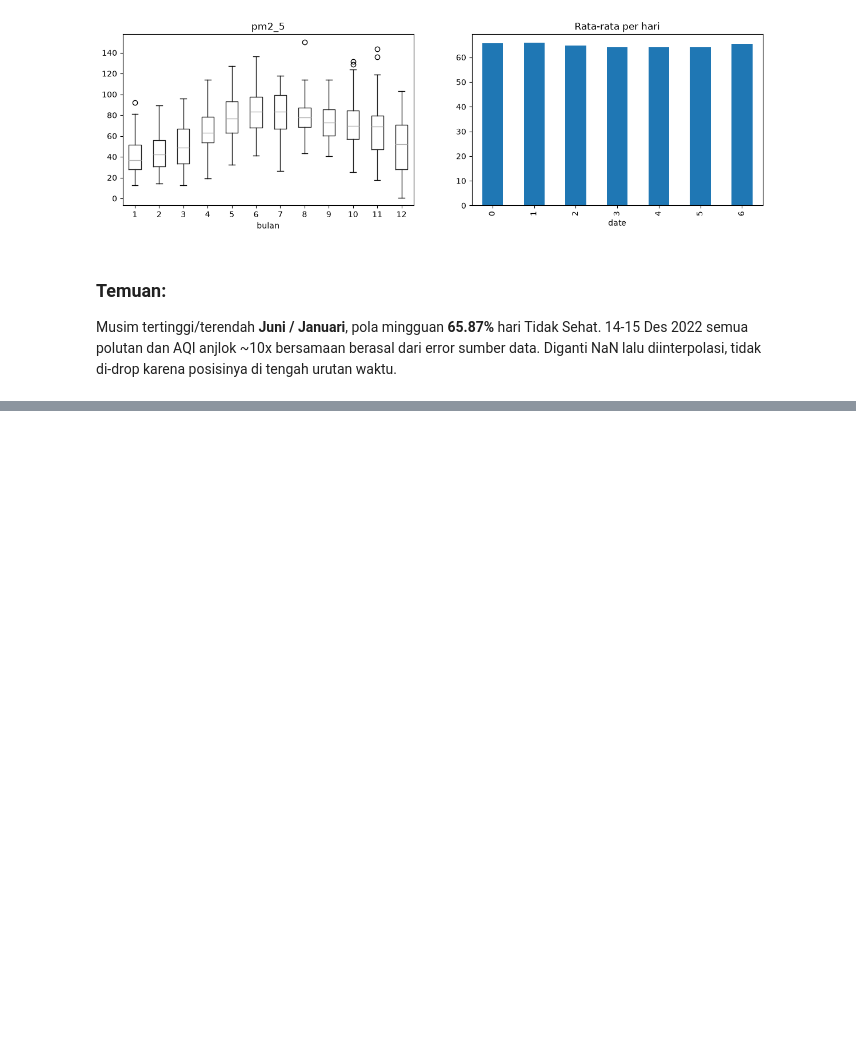
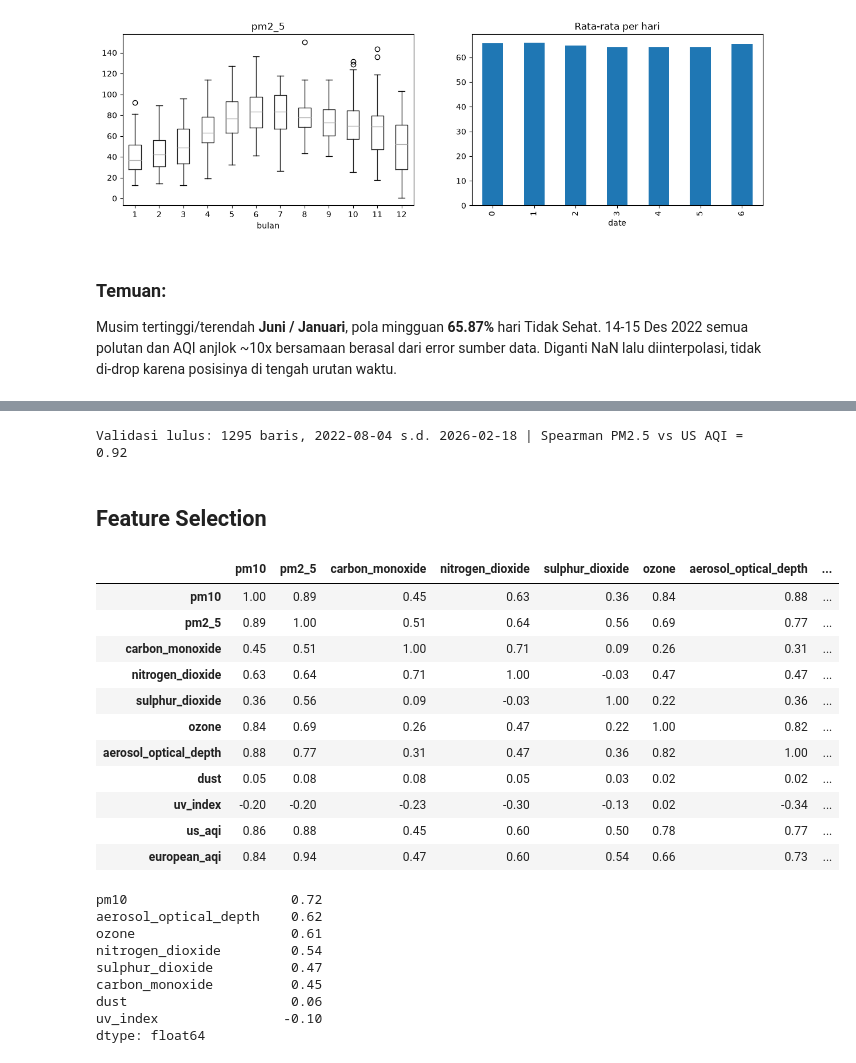
Before and after one commit to RemiQant/AOL_MLOps_BE, a Jupyter notebook: notebooks/main.ipynb, the cells around one changed output, grey strips where cells are left out. Cells and saved outputs as stored; diff of their text form; code cells hidden in the pictures; blank space fills up the shorter version.

```diff
--- a/notebooks/main.ipynb
+++ b/notebooks/main.ipynb
@@ -157,0 +177,5 @@ Diganti NaN lalu diinterpolasi, tidak di-drop karena posisinya di tengah urutan
+# %%
+df = clean(raw)
+validate(df)
+# %% [output]
+Validasi lulus: 1295 baris, 2022-08-04 s.d. 2026-02-18 | Spearman PM2.5 vs US AQI = 0.92
@@ -157,0 +184,28 @@ Diganti NaN lalu diinterpolasi, tidak di-drop karena posisinya di tengah urutan
+# %% [markdown]
+## Feature Selection
+# %%
+display(df[POLUTAN + AQI].corr().style.background_gradient(cmap="coolwarm", vmin=-1, vmax=1).format("{:.2f}"))
+s_besok = df.set_index("date")["pm2_5"].shift(-1)
+df.set_index("date")[POLUTAN].drop(columns="pm2_5").corrwith(s_besok).sort_values(ascending=False).round(2)
+# %% [output]
+|  | pm10 | pm2_5 | carbon_monoxide | nitrogen_dioxide | sulphur_dioxide | ozone | aerosol_optical_depth | ... |
+| pm10 | 1.00 | 0.89 | 0.45 | 0.63 | 0.36 | 0.84 | 0.88 | ... |
+| pm2_5 | 0.89 | 1.00 | 0.51 | 0.64 | 0.56 | 0.69 | 0.77 | ... |
+| carbon_monoxide | 0.45 | 0.51 | 1.00 | 0.71 | 0.09 | 0.26 | 0.31 | ... |
+| nitrogen_dioxide | 0.63 | 0.64 | 0.71 | 1.00 | -0.03 | 0.47 | 0.47 | ... |
+| sulphur_dioxide | 0.36 | 0.56 | 0.09 | -0.03 | 1.00 | 0.22 | 0.36 | ... |
+| ozone | 0.84 | 0.69 | 0.26 | 0.47 | 0.22 | 1.00 | 0.82 | ... |
+| aerosol_optical_depth | 0.88 | 0.77 | 0.31 | 0.47 | 0.36 | 0.82 | 1.00 | ... |
+| dust | 0.05 | 0.08 | 0.08 | 0.05 | 0.03 | 0.02 | 0.02 | ... |
+| uv_index | -0.20 | -0.20 | -0.23 | -0.30 | -0.13 | 0.02 | -0.34 | ... |
+| us_aqi | 0.86 | 0.88 | 0.45 | 0.60 | 0.50 | 0.78 | 0.77 | ... |
+| european_aqi | 0.84 | 0.94 | 0.47 | 0.60 | 0.54 | 0.66 | 0.73 | ... |
+pm10                     0.72
+aerosol_optical_depth    0.62
+ozone                    0.61
+nitrogen_dioxide         0.54
+sulphur_dioxide          0.47
+carbon_monoxide          0.45
+dust                     0.06
+uv_index                -0.10
+dtype: float64
```
Also changed, not shown: parts of 14 cells of this notebook.
